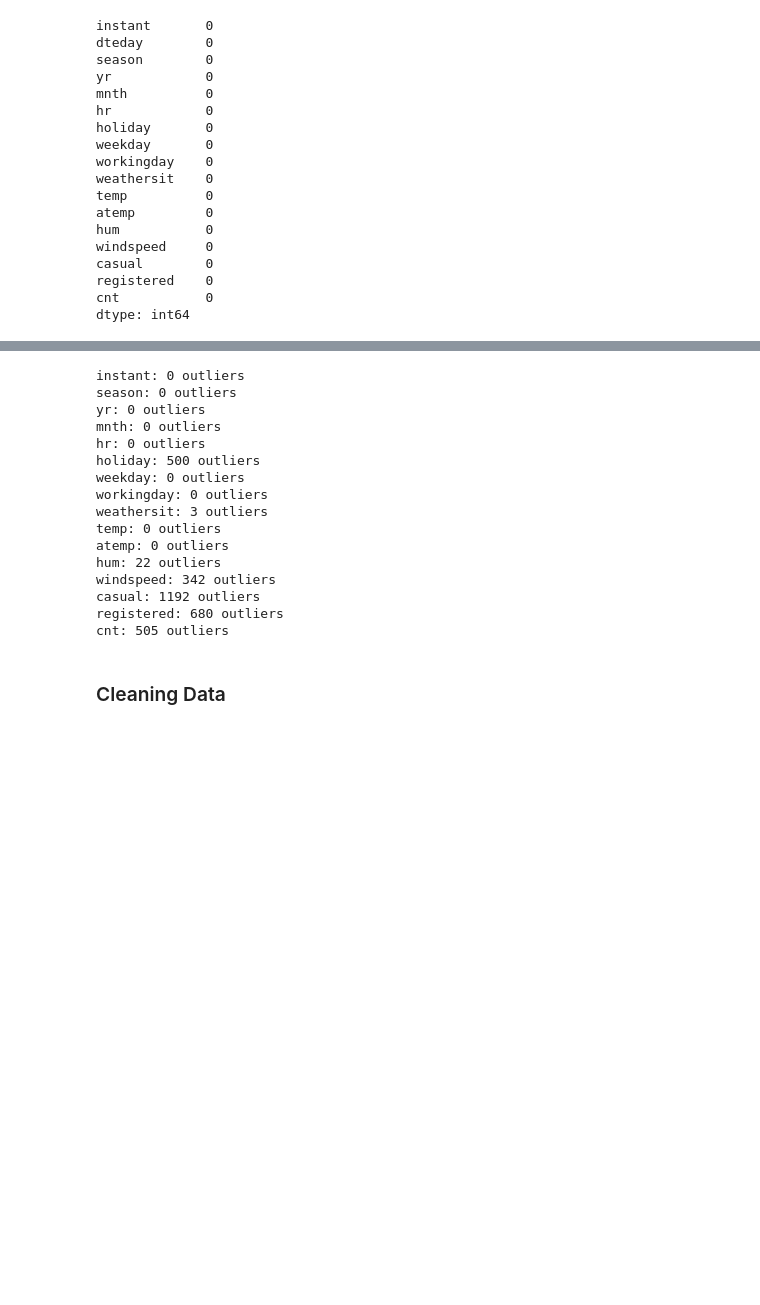
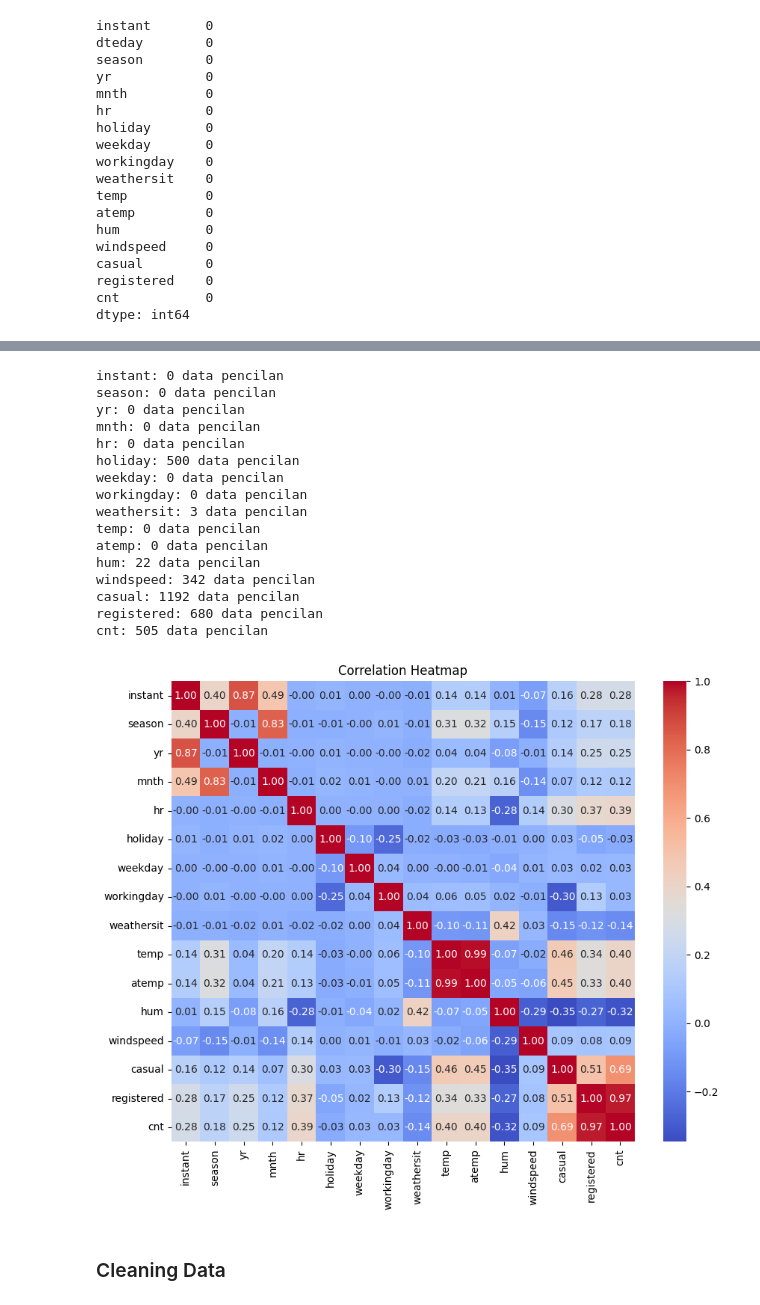
Before and after one commit to DhafindraStefano/ProyekAkhirAnalisisDataDicoding, a Jupyter notebook: Proyek_Akhir_Analisis_Data.ipynb, the cells around one changed output, grey strips where cells are left out. Drawn from its saved outputs; the diff is of its cells as text; code cells hidden in the pictures; blank space fills up the shorter version.

```diff
--- a/Proyek_Akhir_Analisis_Data.ipynb
+++ b/Proyek_Akhir_Analisis_Data.ipynb
@@ -123,5 +123,5 @@ cnt: 16510 duplicates
 # %%
-#Mencari outlier
+# Mencari outlier
 outliers = {}
 for column in df2.columns:
     if df2[column].dtype.kind in 'biufc':  # Check if the column is numeric
@@ -135,24 +135,40 @@ for column in df2.columns:
 
 # Print the number of outliers in each column
 for column, n_outliers in outliers.items():
-    print(f'{column}: {n_outliers} outliers')
+    print(f'{column}: {n_outliers} data pencilan')
 # %% [output]
-instant: 0 outliers
-season: 0 outliers
-yr: 0 outliers
-mnth: 0 outliers
-hr: 0 outliers
-holiday: 500 outliers
-weekday: 0 outliers
-workingday: 0 outliers
-weathersit: 3 outliers
-temp: 0 outliers
-atemp: 0 outliers
-hum: 22 outliers
-windspeed: 342 outliers
-casual: 1192 outliers
-registered: 680 outliers
-cnt: 505 outliers
+instant: 0 data pencilan
+season: 0 data pencilan
+yr: 0 data pencilan
+mnth: 0 data pencilan
+hr: 0 data pencilan
+holiday: 500 data pencilan
+weekday: 0 data pencilan
+workingday: 0 data pencilan
+weathersit: 3 data pencilan
+temp: 0 data pencilan
+atemp: 0 data pencilan
+hum: 22 data pencilan
+windspeed: 342 data pencilan
+casual: 1192 data pencilan
+registered: 680 data pencilan
+cnt: 505 data pencilan
+# %%
+# Korelasi antar fitur sebelum data dibersihkan
+
+# Select only the numeric columns from the DataFrame
+numeric_columns = df2.select_dtypes(include=['int64', 'float64']).columns
+
+# Calculate the correlation matrix for the numeric columns
+corr = df2[numeric_columns].corr()
+
+# Create a heatmap of the correlation matrix
+plt.figure(figsize=(10, 8))
+sns.heatmap(corr, annot=True, cmap='coolwarm', fmt='.2f')
+plt.title('Correlation Heatmap')
+plt.show()
+# %% [output]
+[figure, added]
 # %% [markdown]
 ### Cleaning Data
 # %%
```
Also changed, not shown: parts of 19 cells of this notebook.
